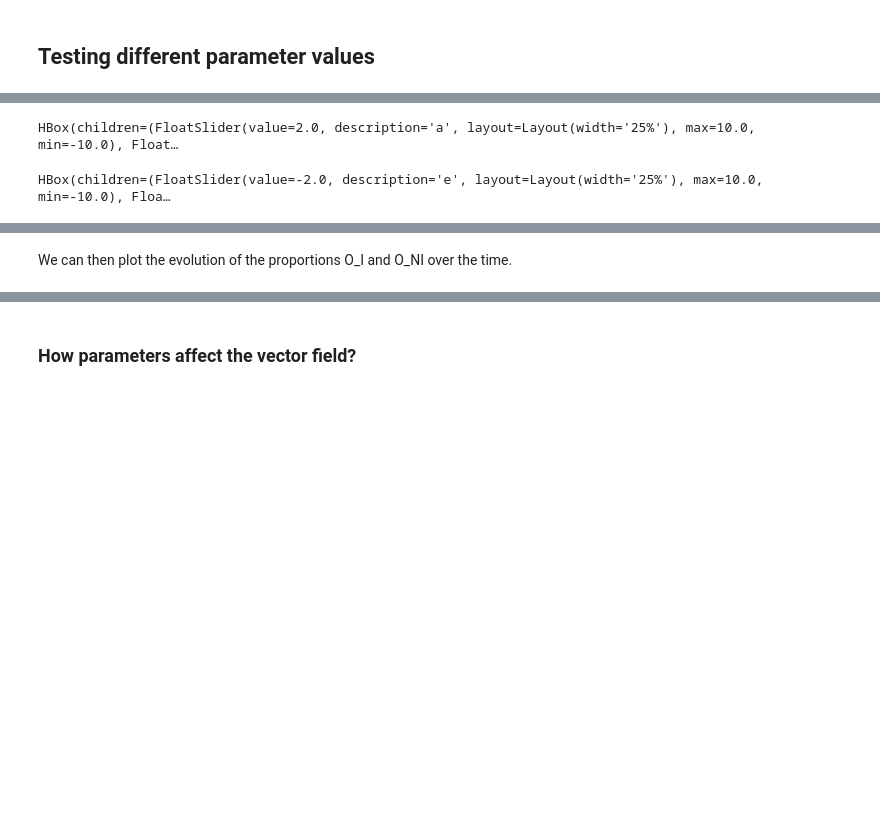
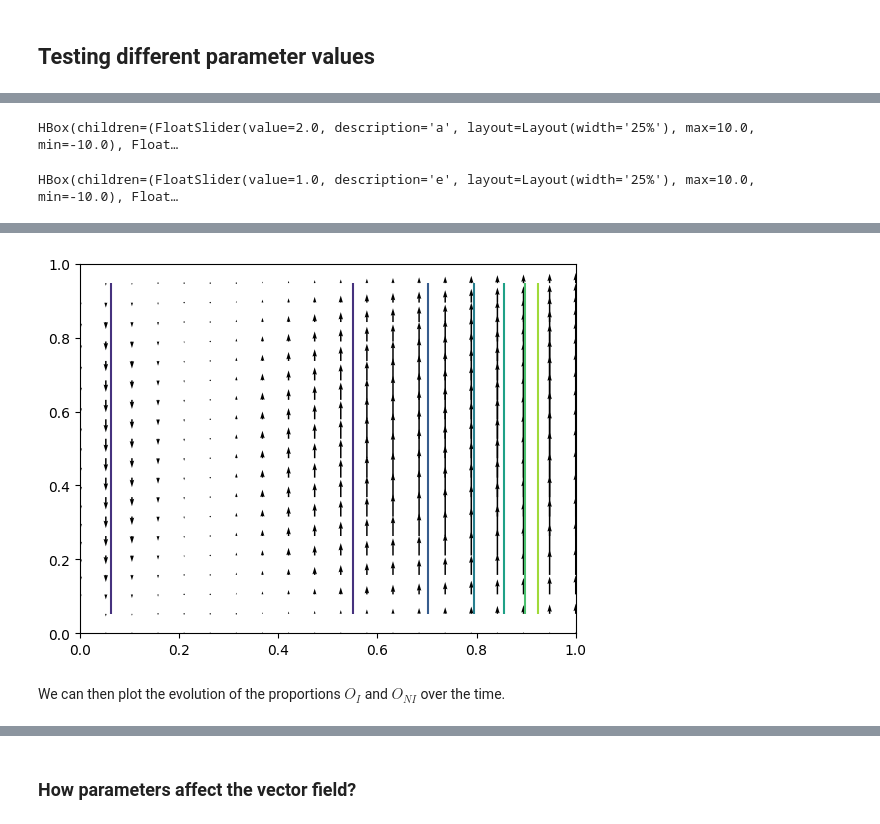
Before and after one commit to aslik97/SpreadOfRumors, a Jupyter notebook: rumor spread.ipynb, the cells around one changed output, grey strips where cells are left out. Saved outputs shown, nothing was run; the diff lists cells and outputs as text; code cells hidden in the pictures; blank space fills up the shorter version.

```diff
--- a/rumor spread.ipynb
+++ b/rumor spread.ipynb
@@ -167,10 +167,10 @@ Text(0.5, 1.0, 'Rumor spreading model')
 a=2
 b=4
 c=1
-d=-b
-e=-a
+d=2
+e=1
 f=1
-g=1
+g=-1
 h=1
 
 def f_rumor_parameter(x,y,H1,K1,H2,K2):
@@ -217,36 +217,37 @@ def update_vector_field(a, b, c, d, e, f, g, h):
 # Create sliders for the parameters
 slider_a = widgets.FloatSlider(value=a, min=-10, max=10, step=0.1, layout=widgets.Layout(width='25%'), description='a')
 slider_b = widgets.FloatSlider(value=b, min=-10, max=10, step=0.1, layout=widgets.Layout(width='25%'), description='b')
 slider_c = widgets.FloatSlider(value=c, min=-10, max=10, step=0.1, layout=widgets.Layout(width='25%'), description='c')
 slider_d = widgets.FloatSlider(value=d, min=-10, max=10, step=0.1, layout=widgets.Layout(width='25%'), description='d')
 slider_e = widgets.FloatSlider(value=e, min=-10, max=10, step=0.1, layout=widgets.Layout(width='25%'), description='e')
 slider_f = widgets.FloatSlider(value=f, min=-10, max=10, step=0.1, layout=widgets.Layout(width='25%'), description='f')
 slider_g = widgets.FloatSlider(value=g, min=-10, max=10, step=0.1, layout=widgets.Layout(width='25%'), description='g')
 slider_h = widgets.FloatSlider(value=h, min=-10, max=10, step=0.1, layout=widgets.Layout(width='25%'), description='h')
 
 
 # Create an interactive output for the plot
 interactive_plot = widgets.interactive_output(update_vector_field, {
     'a': slider_a,
     'b': slider_b,
     'c': slider_c,
     'd': slider_d,
     'e': slider_e,
     'f': slider_f,
     'g': slider_g,
     'h': slider_h
 })
 
 # Display the sliders and the plot
 display(widgets.HBox([slider_a, slider_b, slider_c, slider_d]))
 display(widgets.HBox([slider_e, slider_f, slider_g, slider_h]))
 display(interactive_plot)
 # %% [output]
 HBox(children=(FloatSlider(value=2.0, description='a', layout=Layout(width='25%'), max=10.0, min=-10.0), Float…
-HBox(children=(FloatSlider(value=-2.0, description='e', layout=Layout(width='25%'), max=10.0, min=-10.0), Floa…
+HBox(children=(FloatSlider(value=1.0, description='e', layout=Layout(width='25%'), max=10.0, min=-10.0), Float…
 [interactive output not drawn]
+[figure, added]
 # %% [markdown]
-We can then plot the evolution of the proportions O_I and O_NI over the time.
+We can then plot the evolution of the proportions $O_{I}$ and $O_{NI}$ over the time.
 # %%
 dt = 0.001; max_time = 10
 
```
Also changed, not shown: parts of 10 cells of this notebook.
